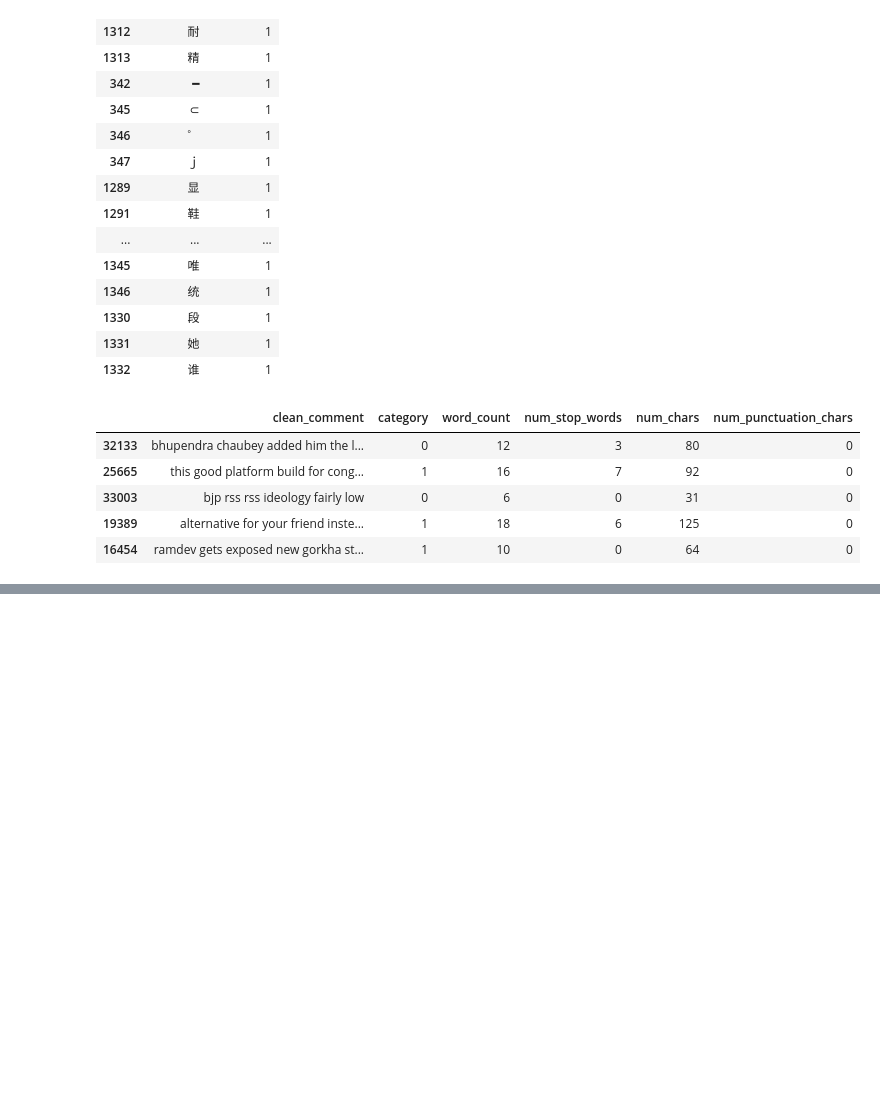
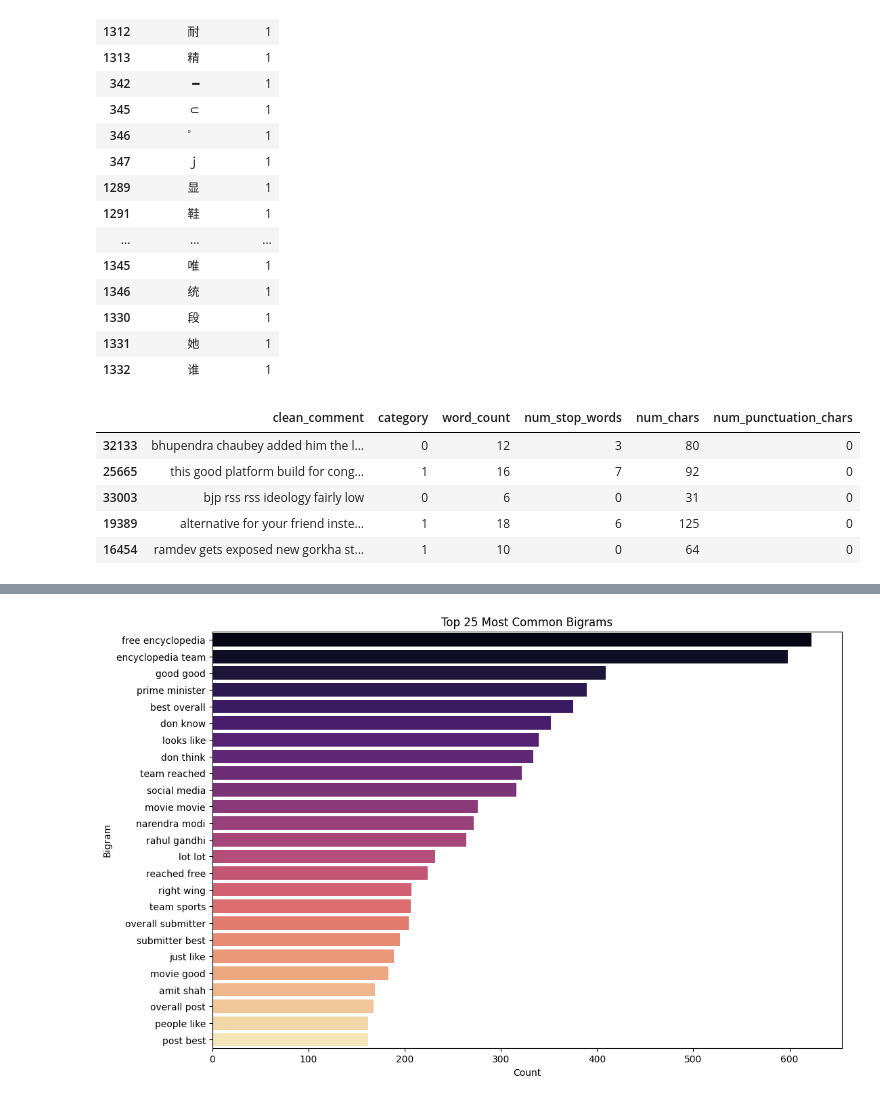
Before and after one commit to im-vishal/yt-comment-analyzer-plugin, a Jupyter notebook: notebooks/yt_comment_analyzer_preprocessing.ipynb, the cells around one changed output, grey strips where cells are left out. Drawn from its saved outputs; the diff is of its cells as text; code cells hidden in the pictures; blank space fills up the shorter version.

```diff
--- a/notebooks/yt_comment_analyzer_preprocessing.ipynb
+++ b/notebooks/yt_comment_analyzer_preprocessing.ipynb
@@ -442,0 +455,27 @@ df.sample(5)
+# %%
+from sklearn.feature_extraction.text import CountVectorizer
+
+# Create a function to extract the top 25 bigrams
+def get_top_ngrams(corpus, n=None):
+    vec = CountVectorizer(ngram_range=(2, 2), stop_words='english').fit(corpus)
+    bag_of_words = vec.transform(corpus)
+    sum_words = bag_of_words.sum(axis=0)
+    words_freq = [(word, sum_words[0, idx]) for word, idx in vec.vocabulary_.items()]
+    words_freq = sorted(words_freq, key=lambda x: x[1], reverse=True)
+    return words_freq[:n]
+
+# Get the top 25 bigrams
+top_25_bigrams = get_top_ngrams(df['clean_comment'], 25)
+
+# Convert the bigrams into a Dataframe for plotting
+top_25_bigrams_df = pd.DataFrame(top_25_bigrams, columns=['bigram', 'count'])
+
+# Plot the countplot for the top 25 bigrams
+plt.figure(figsize=(12, 8))
+sns.barplot(data=top_25_bigrams_df, x='count', y='bigram', palette='magma', hue='bigram')
+plt.title('Top 25 Most Common Bigrams')
+plt.xlabel('Count')
+plt.ylabel('Bigram')
+plt.show()
+# %% [output]
+[figure, added]
```
Also changed, not shown: parts of 13 cells of this notebook, 1 other file.
